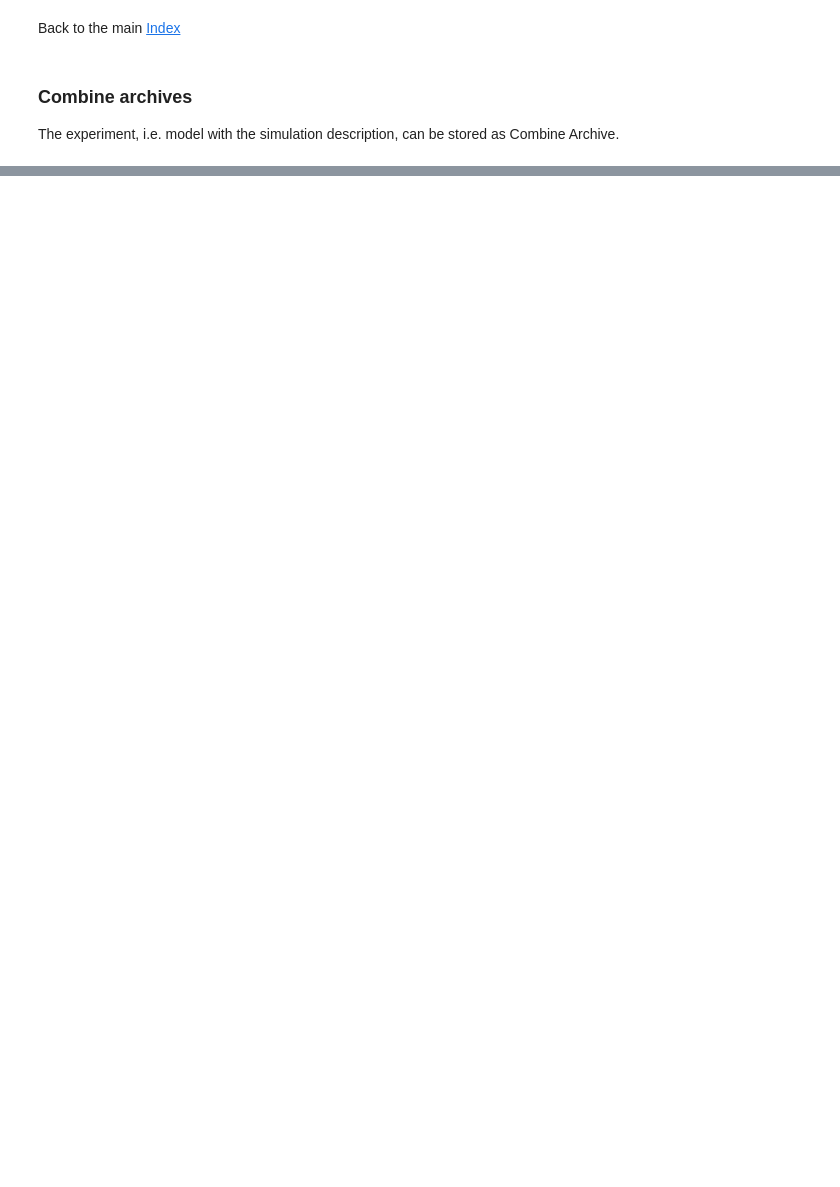
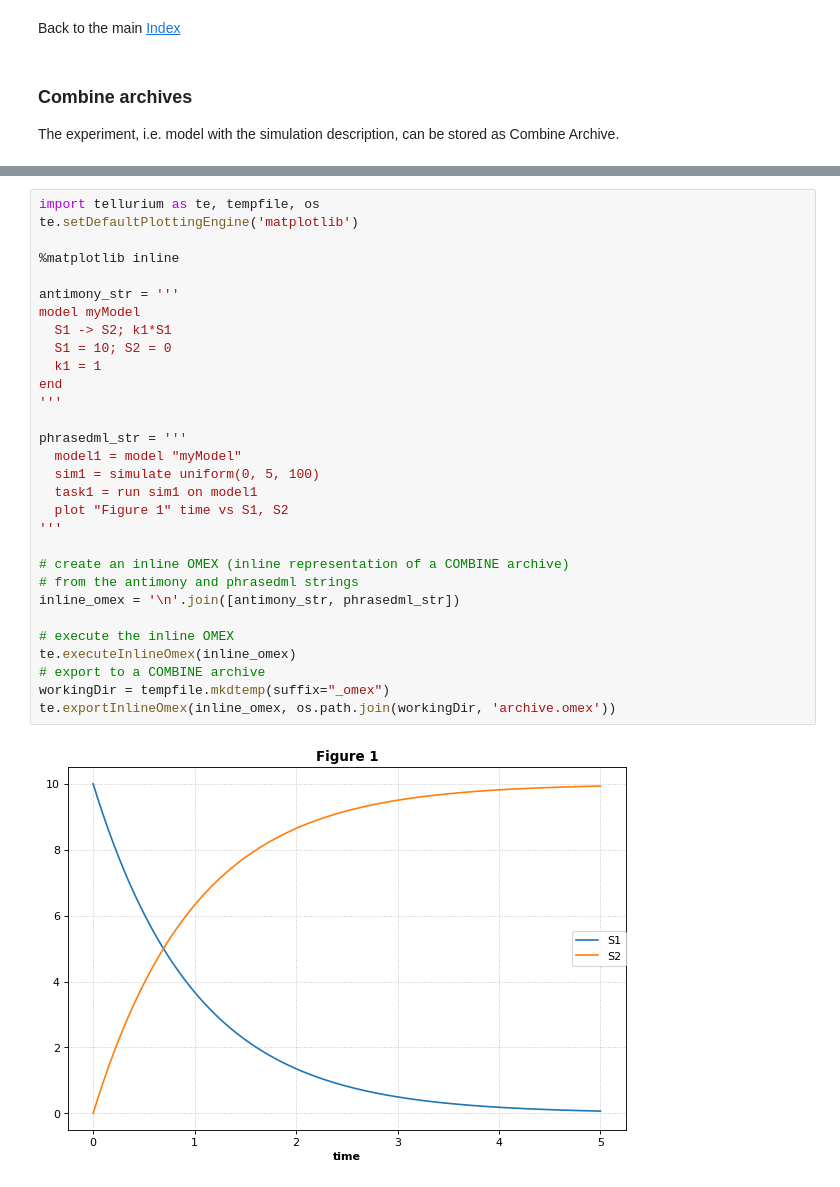
Before and after one commit to sys-bio/tellurium, a Jupyter notebook: examples/notebooks/core/combineExample.ipynb, the cells around one changed output, grey strips where cells are left out. Saved outputs shown, nothing was run; the diff lists cells and outputs as text; blank space fills up the shorter version.

Commit message:
Update combine example script

```diff
--- a/examples/notebooks/core/combineExample.ipynb
+++ b/examples/notebooks/core/combineExample.ipynb
@@ -104,0 +6,32 @@ print(sedmlstr)
+# %%
+import tellurium as te, tempfile, os
+te.setDefaultPlottingEngine('matplotlib')
+
+%matplotlib inline
+
+antimony_str = '''
+model myModel
+  S1 -> S2; k1*S1
+  S1 = 10; S2 = 0
+  k1 = 1
+end
+'''
+
+phrasedml_str = '''
+  model1 = model "myModel"
+  sim1 = simulate uniform(0, 5, 100)
+  task1 = run sim1 on model1
+  plot "Figure 1" time vs S1, S2
+'''
+
+# create an inline OMEX (inline representation of a COMBINE archive)
+# from the antimony and phrasedml strings
+inline_omex = '\n'.join([antimony_str, phrasedml_str])
+
+# execute the inline OMEX
+te.executeInlineOmex(inline_omex)
+# export to a COMBINE archive
+workingDir = tempfile.mkdtemp(suffix="_omex")
+te.exportInlineOmex(inline_omex, os.path.join(workingDir, 'archive.omex'))
+# %% [output]
+[figure, added]
```
Also changed, not shown: parts of 4 cells of this notebook, 1 other file.
